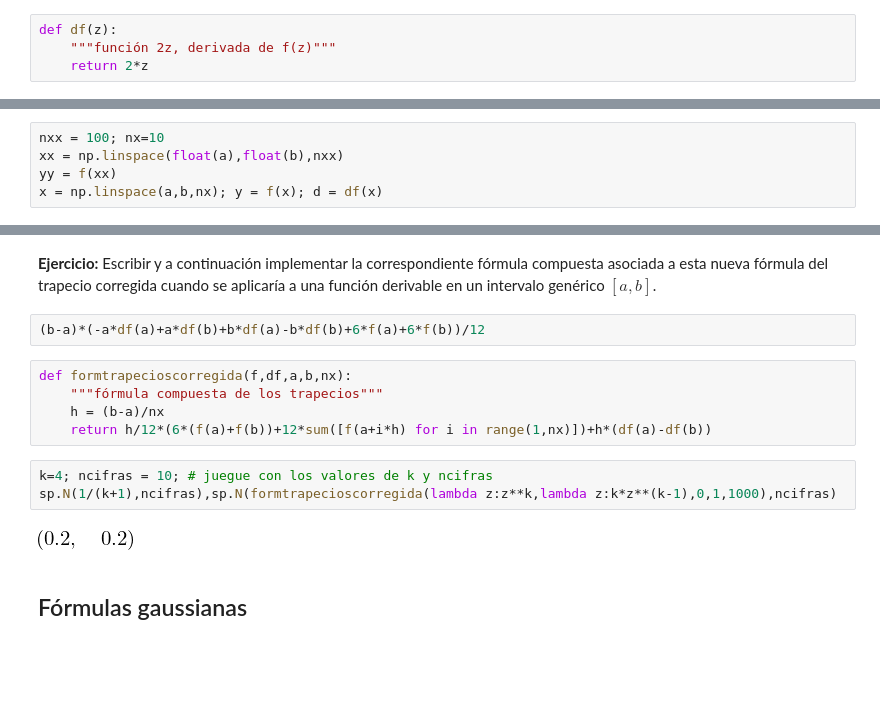
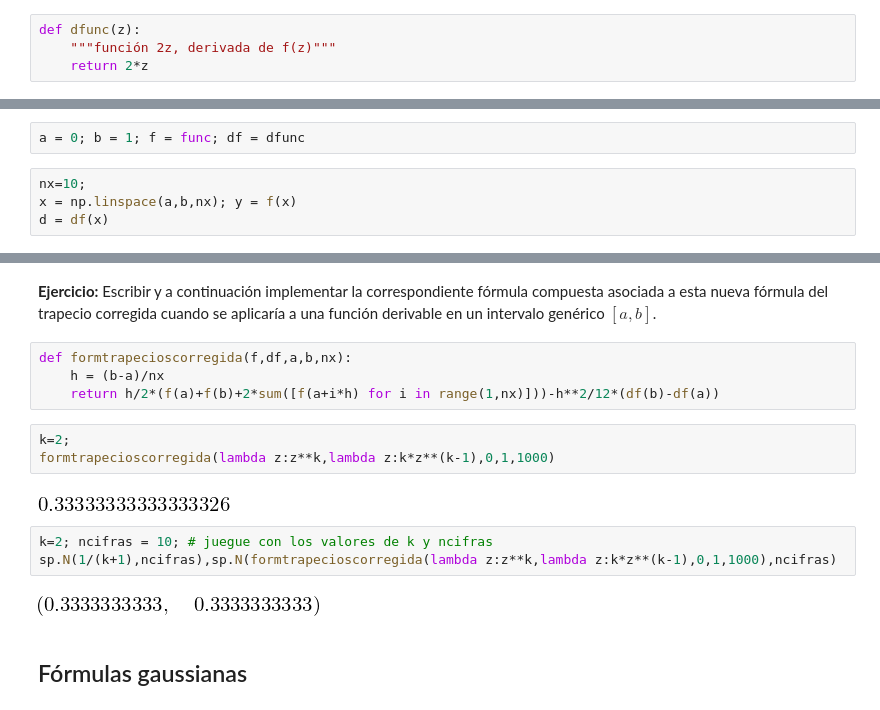
Before and after one commit to prodelas/TallerPythonUGR, a Jupyter notebook: PracticasNumerico/Práctica sobre Derivación e Integración Numérica.ipynb, the cells around one changed output, grey strips where cells are left out. Cells and saved outputs as stored; diff of their text form; blank space fills up the shorter version.

```diff
--- a/PracticasNumerico/Práctica sobre Derivación e Integración Numérica.ipynb
+++ b/PracticasNumerico/Práctica sobre Derivación e Integración Numérica.ipynb
@@ -475,6 +482,6 @@ sp.diff(f(z),z)
 # %% [output]
 [figure]
 # %%
-def df(z):
+def dfunc(z):
     """función 2z, derivada de f(z)"""
     return 2*z
@@ -895,5 +910,6 @@ $$
+# %%
+a = 0; b = 1; f = func; df = dfunc
 # %%
-nxx = 100; nx=10
-xx = np.linspace(float(a),float(b),nxx)
-yy = f(xx)
-x = np.linspace(a,b,nx); y = f(x); d = df(x)
+nx=10;
+x = np.linspace(a,b,nx); y = f(x)
+d = df(x)
@@ -914,18 +934,20 @@ ax.set_title('Fórmula del trapecio corregida compuesta');
 [figure]
 # %% [markdown]
 **Ejercicio:** Escribir y a continuación implementar la correspondiente fórmula compuesta asociada a esta nueva fórmula del trapecio corregida cuando se aplicaría a una función derivable en un intervalo genérico $[a,b]$.
-# %%
-(b-a)*(-a*df(a)+a*df(b)+b*df(a)-b*df(b)+6*f(a)+6*f(b))/12
 # %%
 def formtrapecioscorregida(f,df,a,b,nx):
-    """fórmula compuesta de los trapecios"""
     h = (b-a)/nx
-    return h/12*(6*(f(a)+f(b))+12*sum([f(a+i*h) for i in range(1,nx)])+h*(df(a)-df(b))
+    return h/2*(f(a)+f(b)+2*sum([f(a+i*h) for i in range(1,nx)]))-h**2/12*(df(b)-df(a))
+# %%
+k=2;
+formtrapecioscorregida(lambda z:z**k,lambda z:k*z**(k-1),0,1,1000)
+# %% [output]
+[figure, added]
 # %%
-k=4; ncifras = 10; # juegue con los valores de k y ncifras
+k=2; ncifras = 10; # juegue con los valores de k y ncifras
 sp.N(1/(k+1),ncifras),sp.N(formtrapecioscorregida(lambda z:z**k,lambda z:k*z**(k-1),0,1,1000),ncifras)
 # %% [output]
-[figure, old version]
+[figure, new version]
 # %% [markdown]
 ## Fórmulas gaussianas
 # %% [markdown]
```
Also changed, not shown: parts of 22 cells of this notebook.
